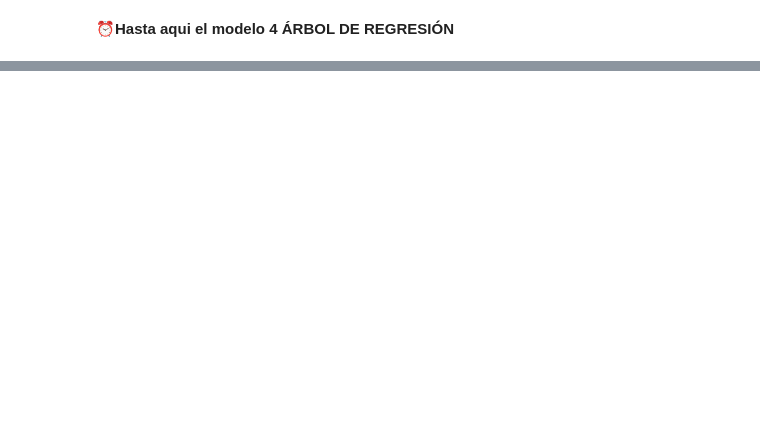
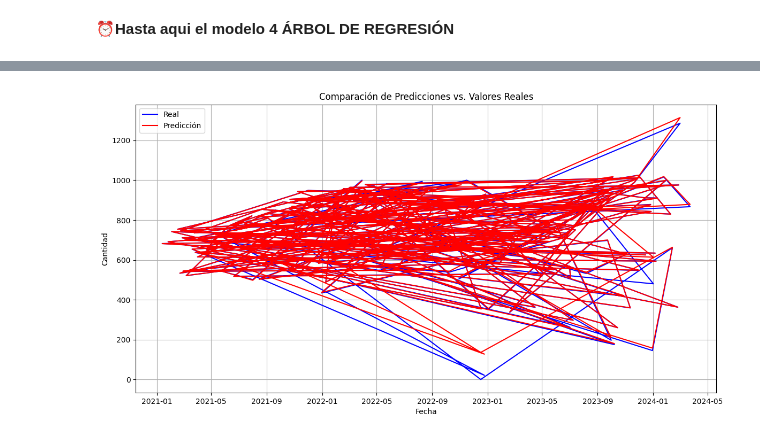
Before and after one commit to A01793509/Equipo_44, a Jupyter notebook: Avance4_44.ipynb, the cells around one changed output, grey strips where cells are left out. Saved outputs shown, nothing was run; the diff lists cells and outputs as text; code cells hidden in the pictures; blank space fills up the shorter version.

```diff
--- a/Avance4_44.ipynb
+++ b/Avance4_44.ipynb
@@ -1049,0 +821,18 @@ Para el tipo de problema que queremos resolver, requerimos una métrica que nos
+# %%
+dfAlmuerzoAgrupado1 = dfAlmuerzoAgrupado
+
+# Separar las características (X) y la etiqueta (y)
+X = dfAlmuerzoAgrupado1[['Tipo Empleado_Administrativo', 'Tipo Empleado_Aprendices', 'Tipo Empleado_Operativo','Porcentaje apoyo_0','Porcentaje apoyo_30','Porcentaje apoyo_90','Porcentaje apoyo_100']]
+y = dfAlmuerzoAgrupado1['Cantidad Almuerzos']
+
+# Dividir el conjunto de datos en entrenamiento y prueba
+X_train, X_test, y_train, y_test = train_test_split(X, y, test_size=0.2, random_state=42)
+# %%
+# Crear un pipeline para escalar los datos y entrenar el modelo SVR
+pipeline = make_pipeline(StandardScaler(), SVR(kernel='rbf', C=100, gamma=0.1, epsilon=.1))
+
+# Ajustar el modelo a los datos de entrenamiento
+pipeline.fit(X_train, y_train)
+
+# Predecir los valores para los datos de prueba
+predictions = pipeline.predict(X_test)
@@ -1049,0 +875,18 @@ Para el tipo de problema que queremos resolver, requerimos una métrica que nos
+# %%
+import matplotlib.pyplot as plt
+
+# Crear un DataFrame para facilitar la visualización
+results = pd.DataFrame({'Real': y_test, 'Predicción': predictions}, index=y_test.index)
+
+# Graficar los valores reales y las predicciones
+plt.figure(figsize=(14, 7))
+plt.plot(results.index, results['Real'], label='Real', color='blue')
+plt.plot(results.index, results['Predicción'], label='Predicción', color='red')
+plt.title('Comparación de Predicciones vs. Valores Reales')
+plt.xlabel('Fecha')
+plt.ylabel('Cantidad')
+plt.legend()
+plt.grid(True)
+plt.show()
+# %% [output]
+[figure, added]
```
Also changed, not shown: parts of 60 cells of this notebook.
